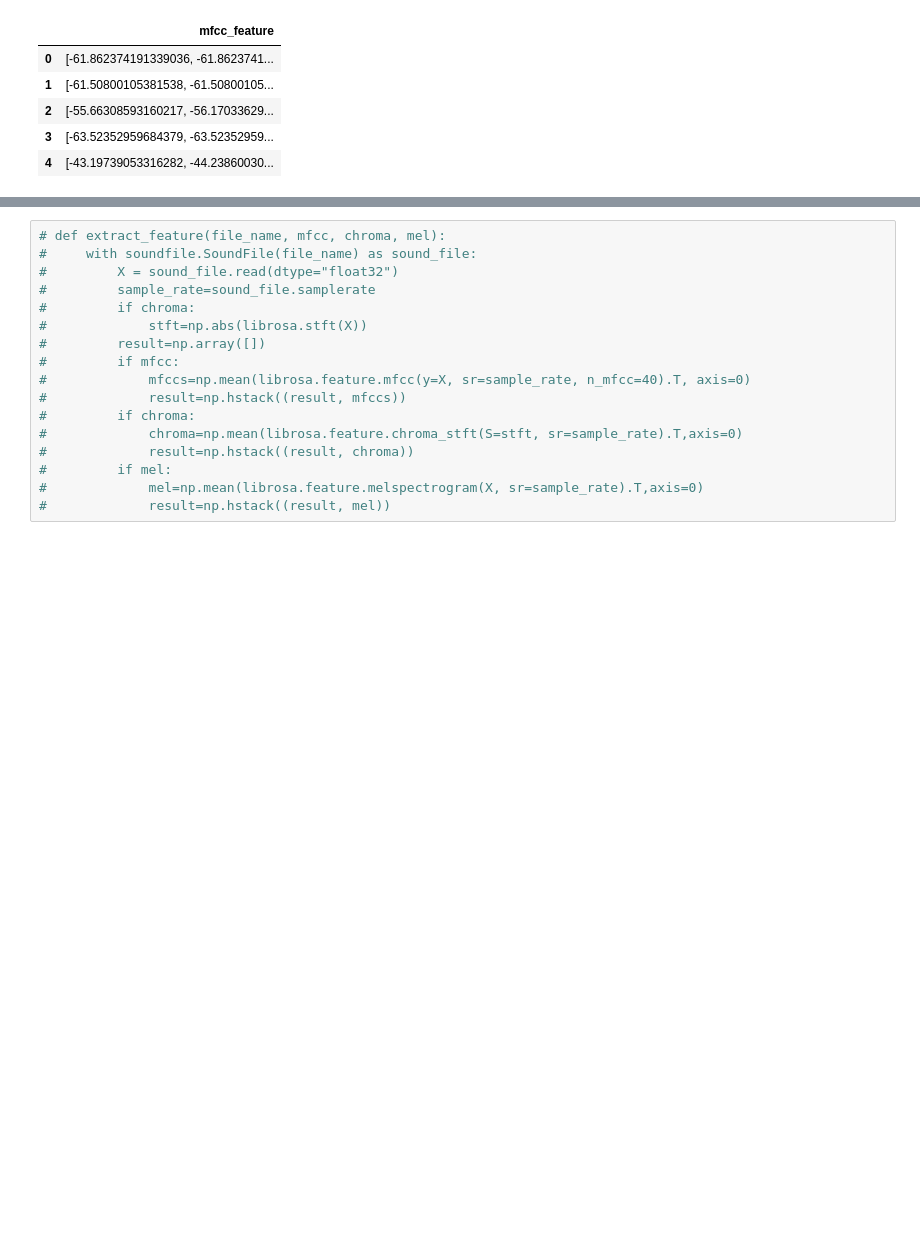
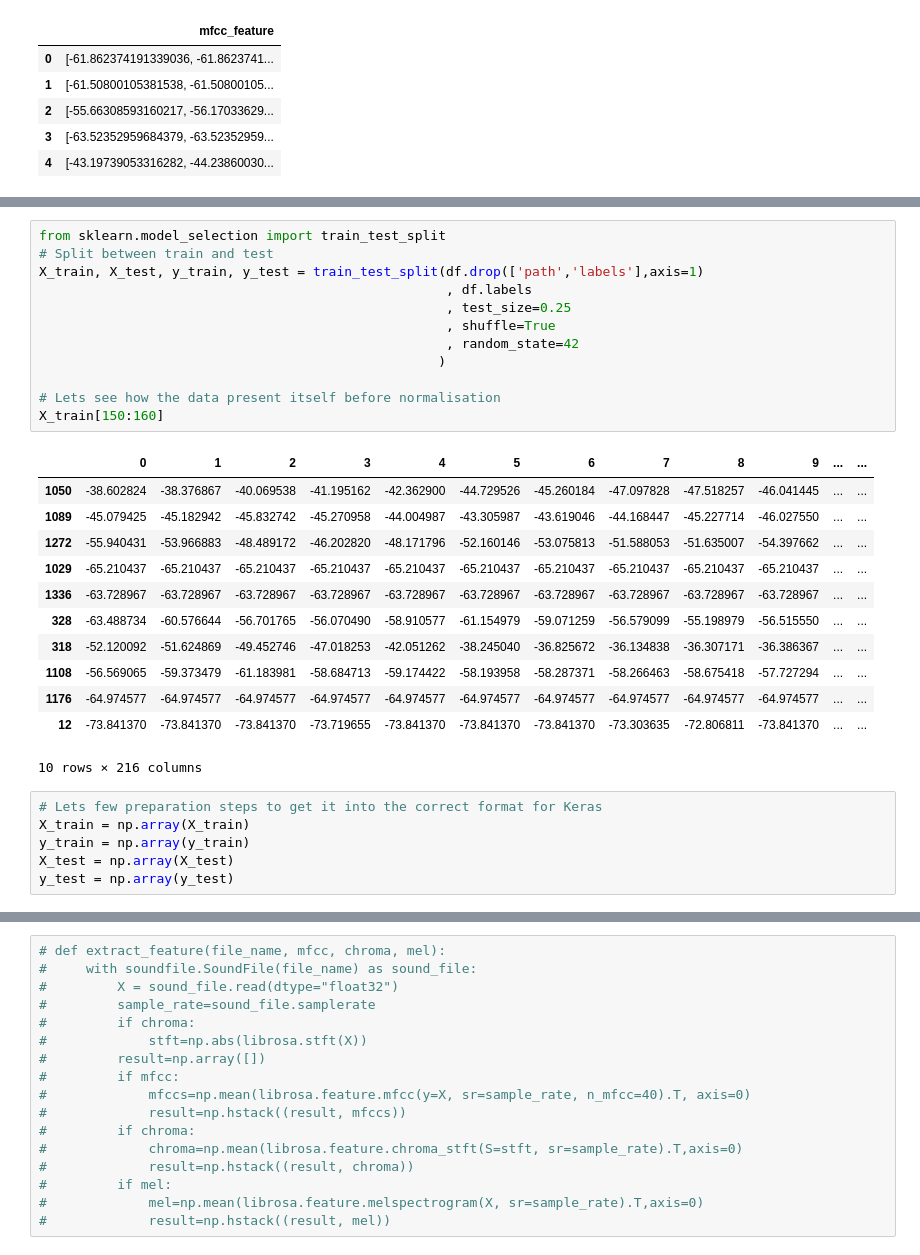
Before and after one commit to mkosaka1/Speech_Emotion_Recognition, a Jupyter notebook: eda_preprocessing.ipynb, the cells around one changed output, grey strips where cells are left out. Saved outputs shown, nothing was run; the diff lists cells and outputs as text; blank space fills up the shorter version.

```diff
--- a/eda_preprocessing.ipynb
+++ b/eda_preprocessing.ipynb
@@ -340,0 +256,31 @@ df_combined[:5]
+# %%
+from sklearn.model_selection import train_test_split
+# Split between train and test
+X_train, X_test, y_train, y_test = train_test_split(df.drop(['path','labels'],axis=1)
+                                                    , df.labels
+                                                    , test_size=0.25
+                                                    , shuffle=True
+                                                    , random_state=42
+                                                   )
+
+# Lets see how the data present itself before normalisation
+X_train[150:160]
+# %% [output]
+|  | 0 | 1 | 2 | 3 | 4 | 5 | 6 | 7 | 8 | 9 | ... | ... |
+| 1050 | -38.602824 | -38.376867 | -40.069538 | -41.195162 | -42.362900 | -44.729526 | -45.260184 | -47.097828 | -47.518257 | -46.041445 | ... | ... |
+| 1089 | -45.079425 | -45.182942 | -45.832742 | -45.270958 | -44.004987 | -43.305987 | -43.619046 | -44.168447 | -45.227714 | -46.027550 | ... | ... |
+| 1272 | -55.940431 | -53.966883 | -48.489172 | -46.202820 | -48.171796 | -52.160146 | -53.075813 | -51.588053 | -51.635007 | -54.397662 | ... | ... |
+| 1029 | -65.210437 | -65.210437 | -65.210437 | -65.210437 | -65.210437 | -65.210437 | -65.210437 | -65.210437 | -65.210437 | -65.210437 | ... | ... |
+| 1336 | -63.728967 | -63.728967 | -63.728967 | -63.728967 | -63.728967 | -63.728967 | -63.728967 | -63.728967 | -63.728967 | -63.728967 | ... | ... |
+| 328 | -63.488734 | -60.576644 | -56.701765 | -56.070490 | -58.910577 | -61.154979 | -59.071259 | -56.579099 | -55.198979 | -56.515550 | ... | ... |
+| 318 | -52.120092 | -51.624869 | -49.452746 | -47.018253 | -42.051262 | -38.245040 | -36.825672 | -36.134838 | -36.307171 | -36.386367 | ... | ... |
+| 1108 | -56.569065 | -59.373479 | -61.183981 | -58.684713 | -59.174422 | -58.193958 | -58.287371 | -58.266463 | -58.675418 | -57.727294 | ... | ... |
+| 1176 | -64.974577 | -64.974577 | -64.974577 | -64.974577 | -64.974577 | -64.974577 | -64.974577 | -64.974577 | -64.974577 | -64.974577 | ... | ... |
+| 12 | -73.841370 | -73.841370 | -73.841370 | -73.719655 | -73.841370 | -73.841370 | -73.841370 | -73.303635 | -72.806811 | -73.841370 | ... | ... |
+10 rows × 216 columns
+# %%
+# Lets few preparation steps to get it into the correct format for Keras
+X_train = np.array(X_train)
+y_train = np.array(y_train)
+X_test = np.array(X_test)
+y_test = np.array(y_test)
```
Also changed, not shown: parts of 32 cells of this notebook.
